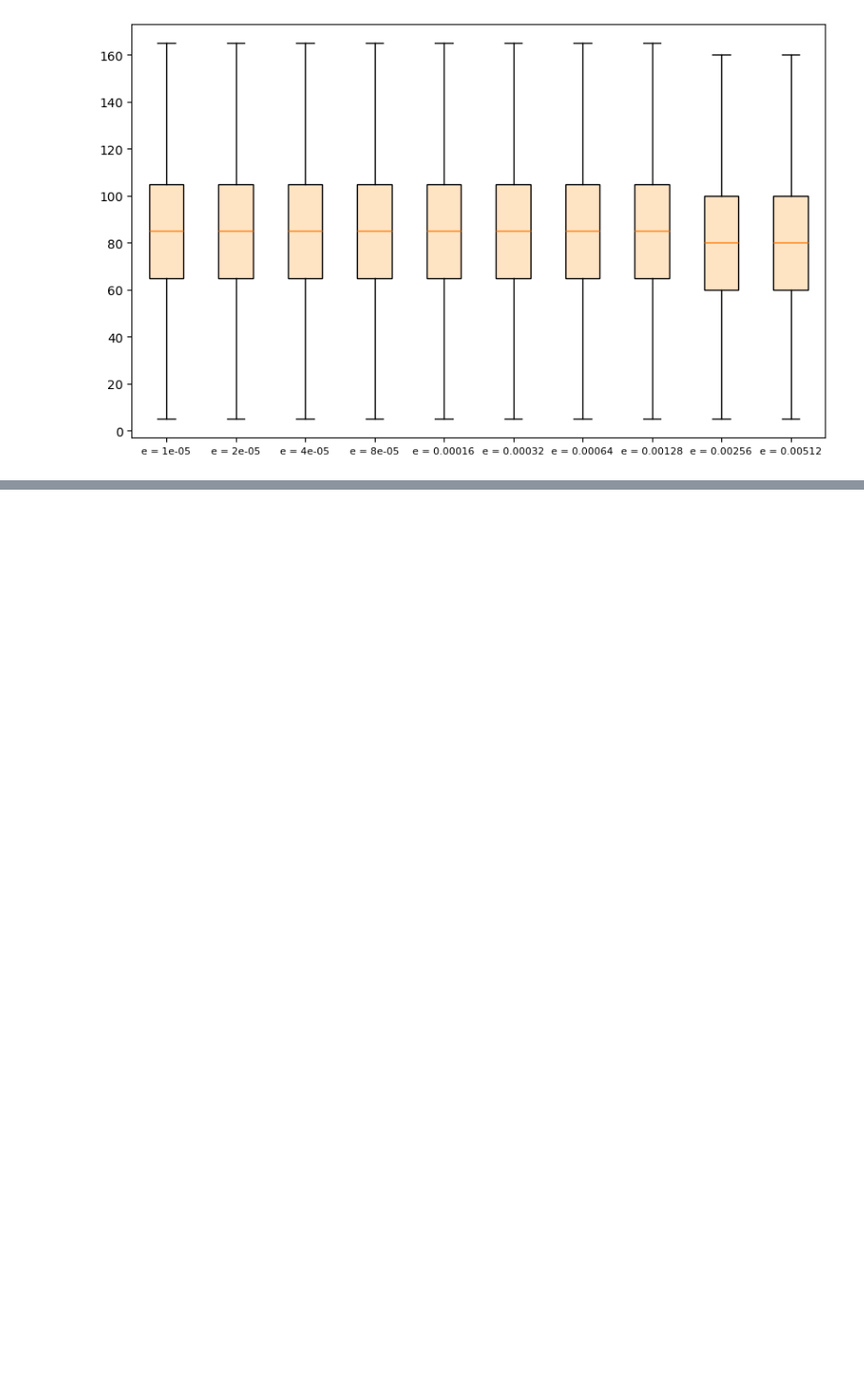
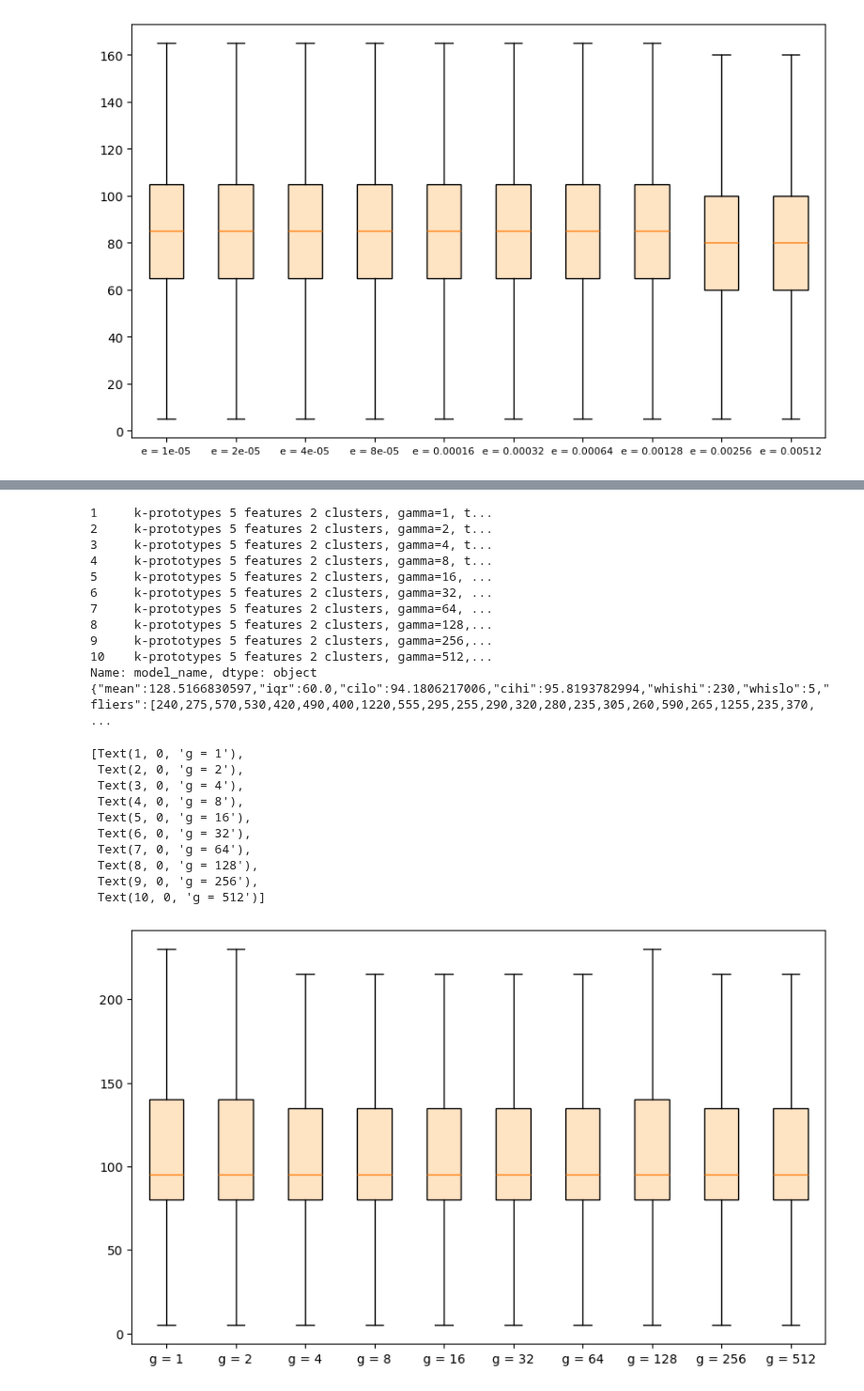
Before and after one commit to lu-kup/bio-baigiamasis, a Jupyter notebook: scripts/diagrams.ipynb, the cells around one changed output, grey strips where cells are left out. Shown at 94% size. Drawn from its saved outputs; the diff is of its cells as text; code cells hidden in the pictures; blank space fills up the shorter version.

```diff
--- a/scripts/diagrams.ipynb
+++ b/scripts/diagrams.ipynb
@@ -494,0 +472,41 @@ ax1.bxp([parsintas], patch_artist=True, showfliers=False, boxprops={'facecolor':
+# %%
+evaluations = pd.read_csv('../outputs/zresults_kprototypes_gamma.tsv', sep='\t')
+s_three = evaluations.iloc[[1,2,3,4,5,6,7,8,9,10],:]
+print(s_three['model_name'])
+boxes = list(s_three['boxplot_json'])
+print(boxes[1])
+
+# Parse JSON data into a list of dictionaries
+box_data = [json.loads(box) for box in boxes]
+
+fig, ax = plt.subplots(figsize=(10, 6))  # Adjust size as needed
+
+ax.bxp(box_data, patch_artist=True, showfliers=False, boxprops={'facecolor': 'bisque'})
+
+ax.set_xticklabels(
+['g = 1', 'g = 2', 'g = 4', 'g = 8',
+ 'g = 16', 'g = 32', 'g = 64', 'g = 128', 'g = 256', 'g = 512'])
+# %% [output]
+1     k-prototypes 5 features 2 clusters, gamma=1, t...
+2     k-prototypes 5 features 2 clusters, gamma=2, t...
+3     k-prototypes 5 features 2 clusters, gamma=4, t...
+4     k-prototypes 5 features 2 clusters, gamma=8, t...
+5     k-prototypes 5 features 2 clusters, gamma=16, ...
+6     k-prototypes 5 features 2 clusters, gamma=32, ...
+7     k-prototypes 5 features 2 clusters, gamma=64, ...
+8     k-prototypes 5 features 2 clusters, gamma=128,...
+9     k-prototypes 5 features 2 clusters, gamma=256,...
+10    k-prototypes 5 features 2 clusters, gamma=512,...
+Name: model_name, dtype: object
+{"mean":128.5166830597,"iqr":60.0,"cilo":94.1806217006,"cihi":95.8193782994,"whishi":230,"whislo":5,"fliers":[240,275,570,530,420,490,400,1220,555,295,255,290,320,280,235,305,260,590,265,1255,235,370, ...
+[Text(1, 0, 'g = 1'),
+ Text(2, 0, 'g = 2'),
+ Text(3, 0, 'g = 4'),
+ Text(4, 0, 'g = 8'),
+ Text(5, 0, 'g = 16'),
+ Text(6, 0, 'g = 32'),
+ Text(7, 0, 'g = 64'),
+ Text(8, 0, 'g = 128'),
+ Text(9, 0, 'g = 256'),
+ Text(10, 0, 'g = 512')]
+[figure, added]
```
Also changed, not shown: parts of 6 cells of this notebook.
